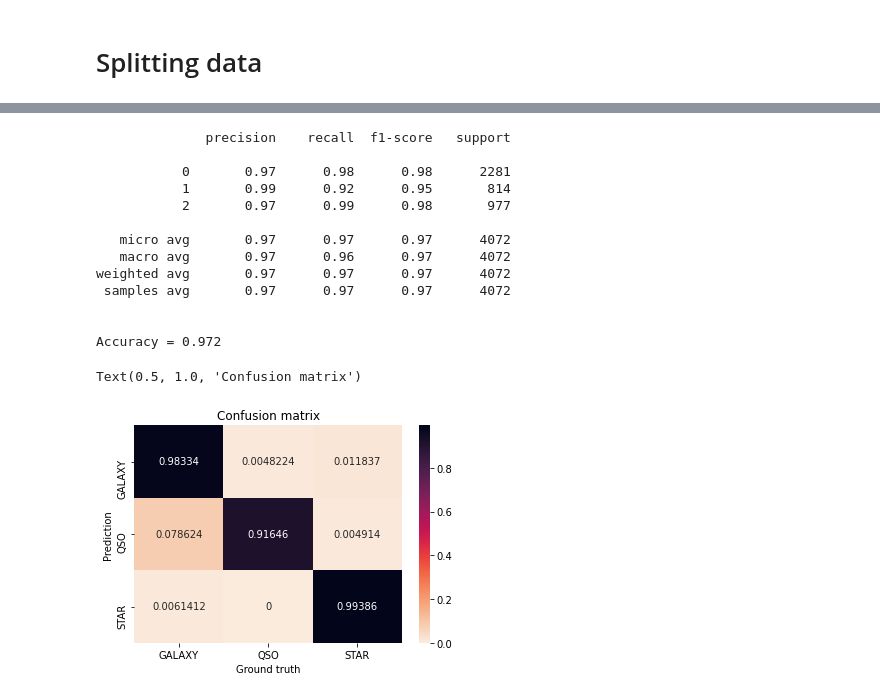
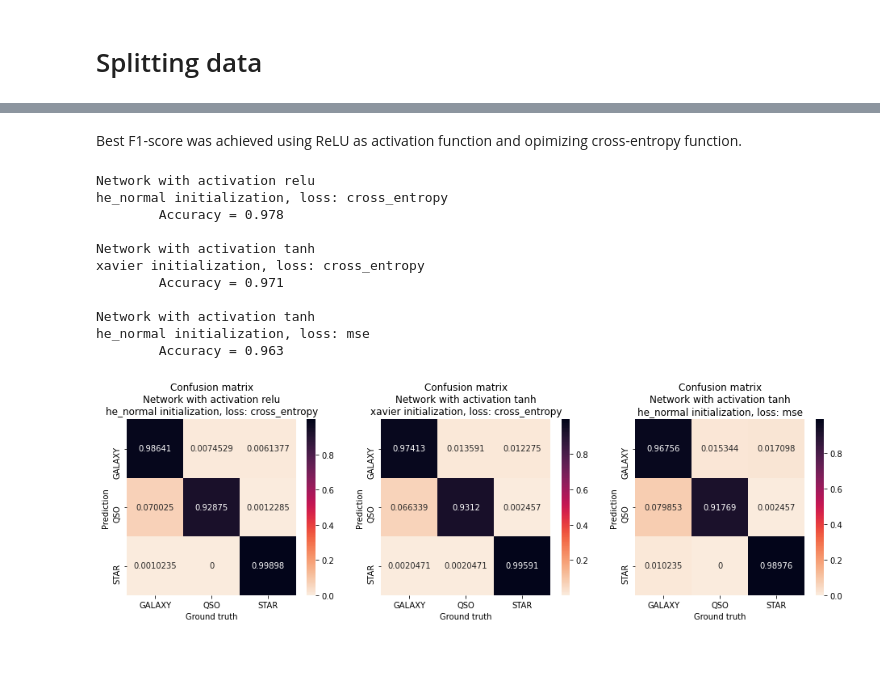
Before and after one commit to Mik-Grzeg/Sdss-Object-Classification, a Jupyter notebook: Sdss_classifier.ipynb, the cells around one changed output, grey strips where cells are left out. Cells and saved outputs as stored; diff of their text form; code cells hidden in the pictures; blank space fills up the shorter version.

```diff
--- a/Sdss_classifier.ipynb
+++ b/Sdss_classifier.ipynb
@@ -265,3 +258,0 @@ network.add(nn.Dense(5, 3))
-# %%
-network.train(X_train, y_train, X_val, y_val, 300,
-              learning_rate=.1, w=.9, fi1=.3, fi2=.7, particles_in_swarm=50, verbose=False)
@@ -291,4 +345,7 @@ ax.legend()
 # %%
 y_test.reset_index(inplace=True, drop=True)
 # %%
-y_pred = network.predict(X_test)
+y_pred = [None] * len(networks)
+
+for i in range(len(networks)):
+    y_pred[i] = networks[i].predict(X_test)
@@ -296,0 +354,7 @@ y_pred = network.predict(X_test)
+# %%
+report = [None] * len(networks)
+for i in range(len(networks)):
+    report[i] = pd.DataFrame(classification_report(y_test, y_pred[i], output_dict=True, target_names=y.columns)).T
+
+report = pd.concat(report, keys=['ReLU, CE', 'tanh, CE', 'tanh, MSE']).unstack(level=0).loc[['GALAXY', 'QSO', 'STAR', 'weighted avg'], :].round(3).T
+display(Markdown(report.to_markdown()))
@@ -297,29 +376,30 @@ y_pred = network.predict(X_test)
+# %% [markdown]
+Best F1-score was achieved using ReLU as activation function and opimizing cross-entropy function.
 # %%
-print(classification_report(y_test, y_pred))
-
-acc = np.sum((y_test == y_pred).all(axis=1)) / len(y_test)
-print(f'\nAccuracy = {acc:.3f}')
+for i in range(len(networks)):
+    acc = np.sum((y_test == y_pred[i]).all(axis=1)) / len(y_test)
+    print(f'{networks[i].caption}\n\tAccuracy = {acc:.3f}\n')
 # %% [output]
-              precision    recall  f1-score   support
+Network with activation relu
+he_normal initialization, loss: cross_entropy
+        Accuracy = 0.978
 
-           0       0.97      0.98      0.98      2281
-           1       0.99      0.92      0.95       814
-           2       0.97      0.99      0.98       977
+Network with activation tanh
+xavier initialization, loss: cross_entropy
+        Accuracy = 0.971
 
-   micro avg       0.97      0.97      0.97      4072
-   macro avg       0.97      0.96      0.97      4072
-weighted avg       0.97      0.97      0.97      4072
- samples avg       0.97      0.97      0.97      4072
-
-
-Accuracy = 0.972
+Network with activation tanh
+he_normal initialization, loss: mse
+        Accuracy = 0.963
 # %%
-conf_matrix = confusion_matrix(y_test.idxmax(axis=1), y_pred.idxmax(axis=1), labels=y_test.columns.to_list())
-conf_matrix_norm = conf_matrix / np.sum(conf_matrix, axis=1, keepdims=True)
+fig, axes = plt.subplots(1,len(y_pred), figsize=(16,4))
 
-ax = sns.heatmap(pd.DataFrame(conf_matrix_norm), cmap=sns.cm.rocket_r, annot=True, fmt='.5g', xticklabels=y_test.columns.to_list(), yticklabels=y_test.columns.to_list())
-ax.set(xlabel='Ground truth', ylabel='Prediction')
-ax.set_title('Confusion matrix')
+for i in range(len(y_pred)):
+    conf_matrix = confusion_matrix(y_test.idxmax(axis=1), y_pred[i].idxmax(axis=1), labels=y_test.columns.to_list())
+    conf_matrix_norm = conf_matrix / np.sum(conf_matrix, axis=1, keepdims=True)
+
+    sns.heatmap(pd.DataFrame(conf_matrix_norm), cmap=sns.cm.rocket_r, annot=True, fmt='.5g', xticklabels=y_test.columns.to_list(), yticklabels=y_test.columns.to_list(), ax=axes[i])
+    axes[i].set(xlabel='Ground truth', ylabel='Prediction')
+    axes[i].set_title(f'Confusion matrix\n{networks[i].caption}')
 # %% [output]
-Text(0.5, 1.0, 'Confusion matrix')
-[figure, old version]
+[figure, new version]
```
Also changed, not shown: parts of 15 cells of this notebook, 1 other file.
